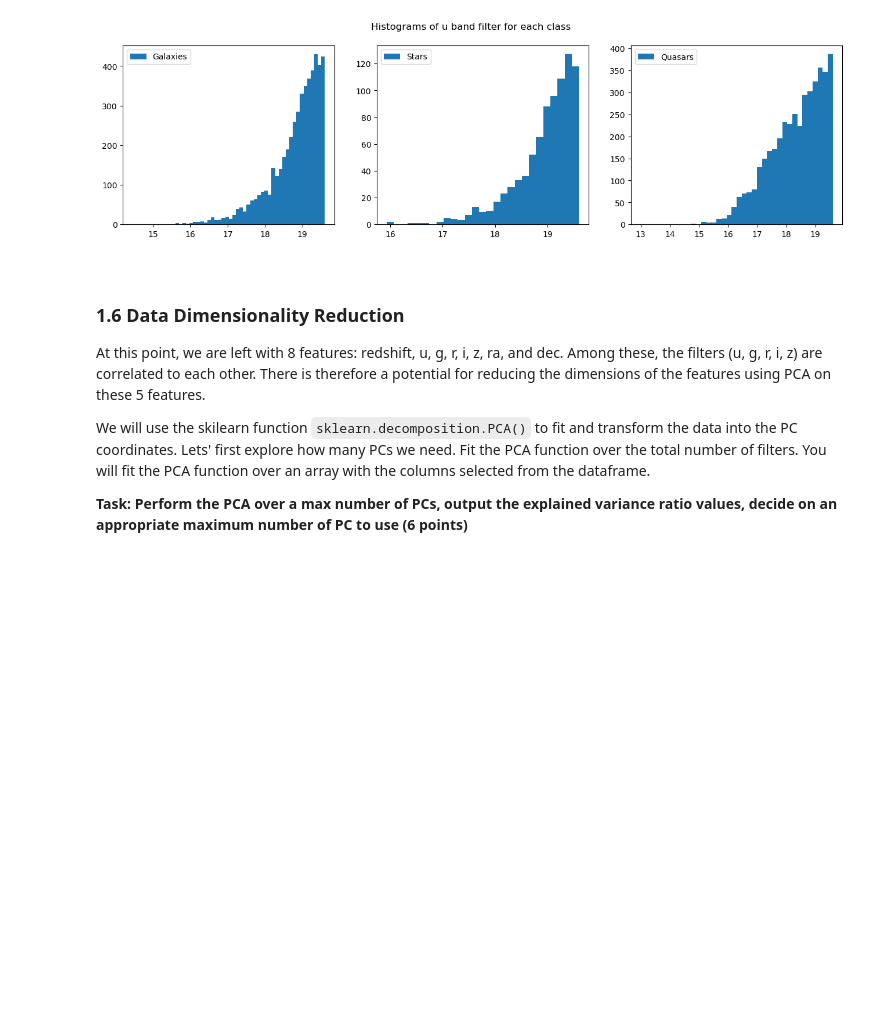
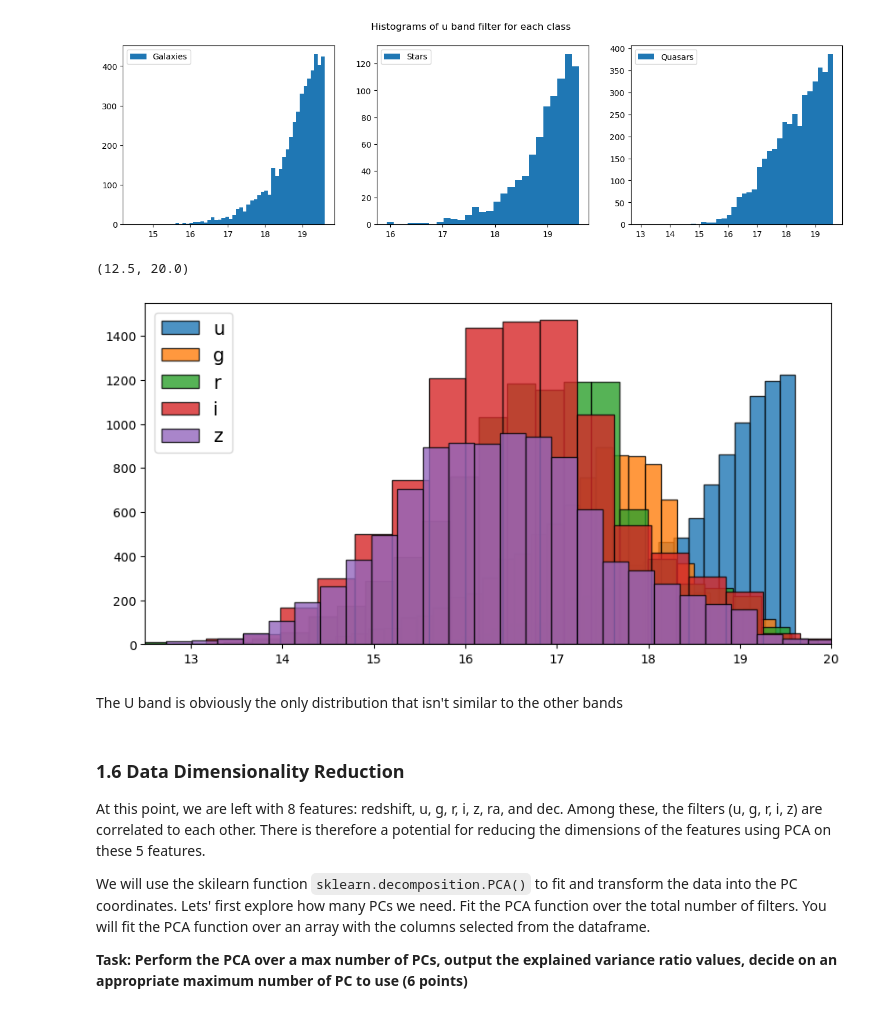
Before and after one commit to UW-ESS-DS/MLGeo_2022_dpsprink, a Jupyter notebook: Homeworks/Parker_HW7.ipynb, the cells around one changed output. Drawn from its saved outputs; the diff is of its cells as text; code cells hidden in the pictures; blank space fills up the shorter version.

```diff
--- a/Homeworks/Parker_HW7.ipynb
+++ b/Homeworks/Parker_HW7.ipynb
@@ -324,8 +324,18 @@ for i in range(3):
 plt.suptitle('Histograms of u band filter for each class');
 # %% [output]
 [figure]
-# %% [markdown]
-<!-- Anwer: -->
+# %%
+plt.figure(figsize = (10, 5))
+for c in ['u', 'g', 'r', 'i', 'z']:
+    plt.hist(sdss_df[c], 40, edgecolor = 'k', alpha = 0.8, label = c)
+plt.legend(fontsize = 15)
+plt.xlim([12.5, 20])
+# %% [output]
+(12.5, 20.0)
+[figure, added]
+# %% [markdown]
+<!-- Anwer: -->
+The U band is obviously the only distribution that isn't similar to the other bands
 # %% [markdown]
 ### 1.6 Data Dimensionality Reduction
 At this point, we are left with 8 features: redshift, u, g, r, i, z, ra, and dec. Among these, the filters (u, g, r, i, z) are correlated to each other. There is therefore a potential for reducing the dimensions of the features using PCA on these 5 features.
```
Also changed, not shown: parts of 29 cells of this notebook.
